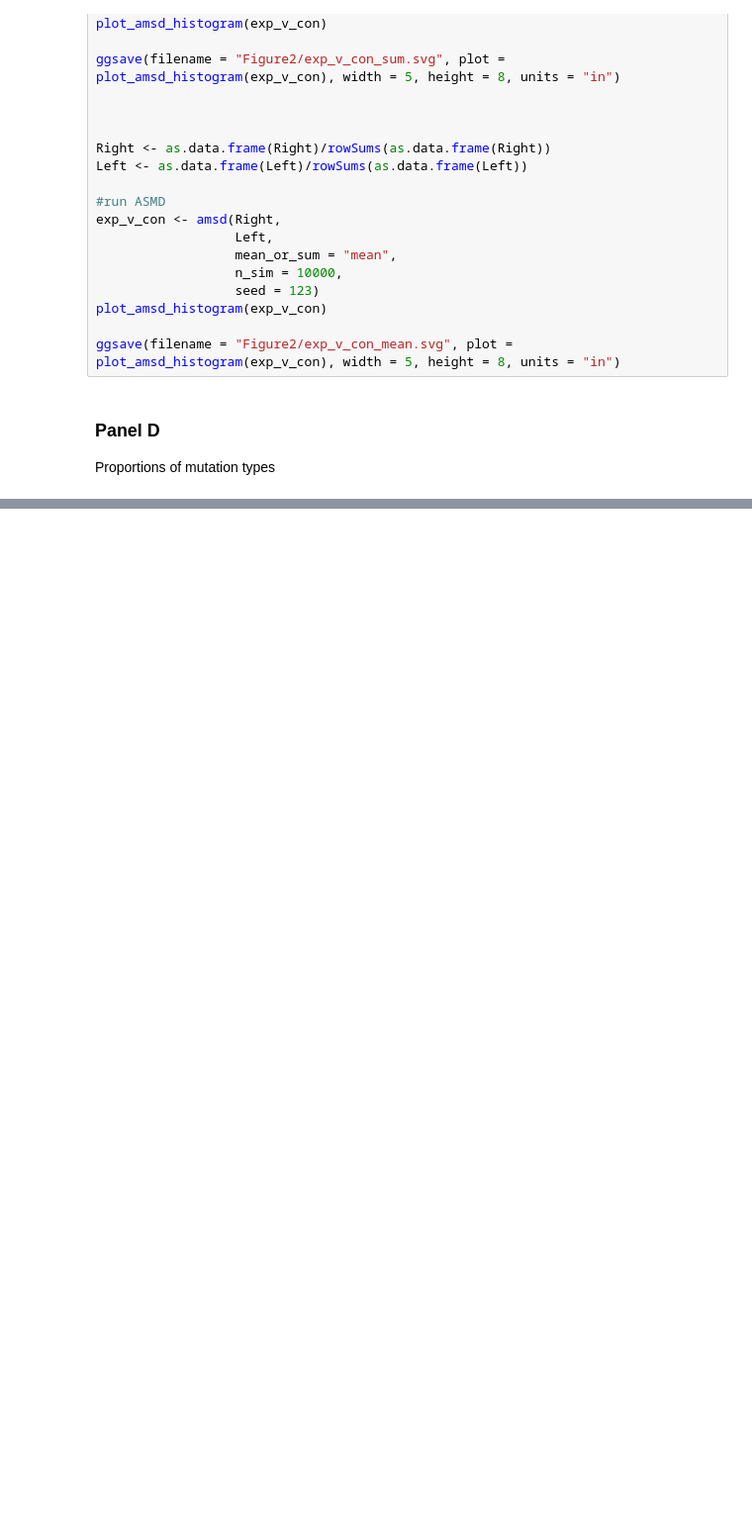
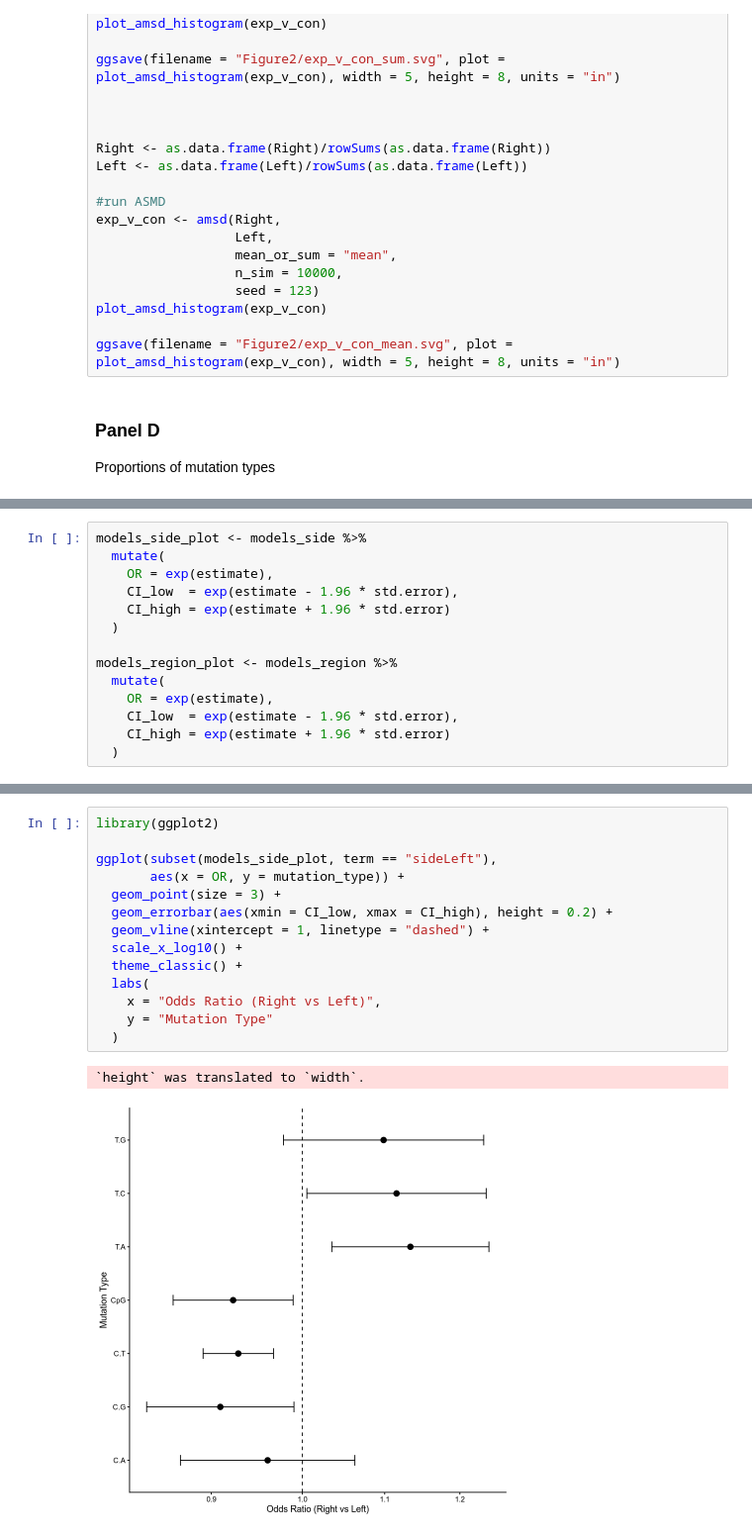
Before and after one commit to laurelhiatt/SEMIColon, a Jupyter notebook: scripts/figures/Figure2.ipynb, the cells around one changed output, grey strips where cells are left out. Shown at 99% size. Cells and saved outputs as stored; diff of their text form; blank space fills up the shorter version.

```diff
--- a/scripts/figures/Figure2.ipynb
+++ b/scripts/figures/Figure2.ipynb
@@ -493,0 +774,14 @@ ggsave(filename = "Figure2/mut_prop_side.svg", plot = mut_prop, width = 4, heigh
+# %%
+models_side_plot <- models_side %>%
+  mutate(
+    OR = exp(estimate),
+    CI_low  = exp(estimate - 1.96 * std.error),
+    CI_high = exp(estimate + 1.96 * std.error)
+  )
+
+models_region_plot <- models_region %>%
+  mutate(
+    OR = exp(estimate),
+    CI_low  = exp(estimate - 1.96 * std.error),
+    CI_high = exp(estimate + 1.96 * std.error)
+  )
@@ -493,0 +810,17 @@ ggsave(filename = "Figure2/mut_prop_side.svg", plot = mut_prop, width = 4, heigh
+# %%
+library(ggplot2)
+
+ggplot(subset(models_side_plot, term == "sideLeft"),
+       aes(x = OR, y = mutation_type)) +
+  geom_point(size = 3) +
+  geom_errorbar(aes(xmin = CI_low, xmax = CI_high), height = 0.2) +
+  geom_vline(xintercept = 1, linetype = "dashed") +
+  scale_x_log10() +
+  theme_classic() +
+  labs(
+    x = "Odds Ratio (Right vs Left)",
+    y = "Mutation Type"
+  )
+# %% [output]
+`height` was translated to `width`.
+[figure, added]
```
Also changed, not shown: parts of 34 cells of this notebook, 1 other file.
